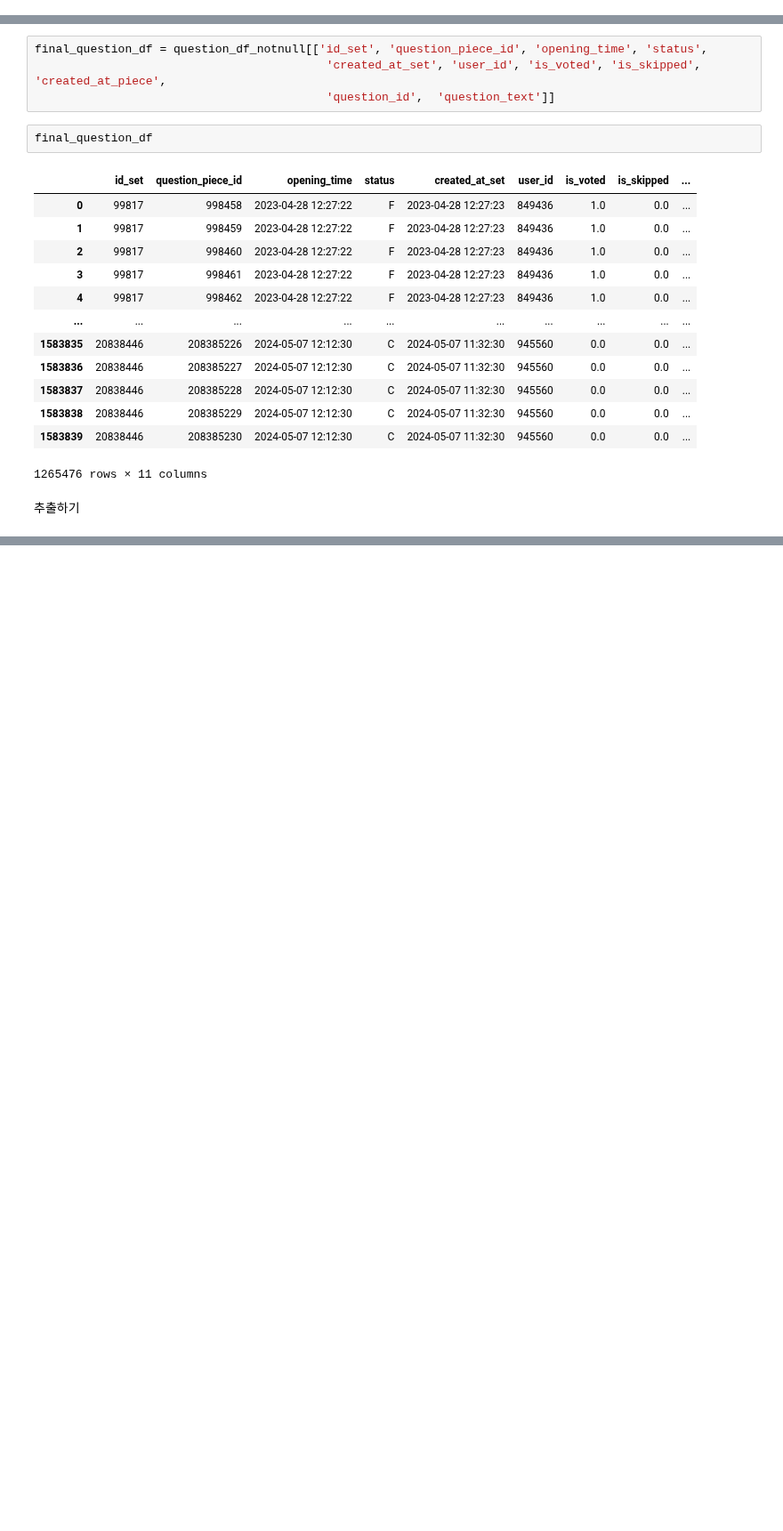
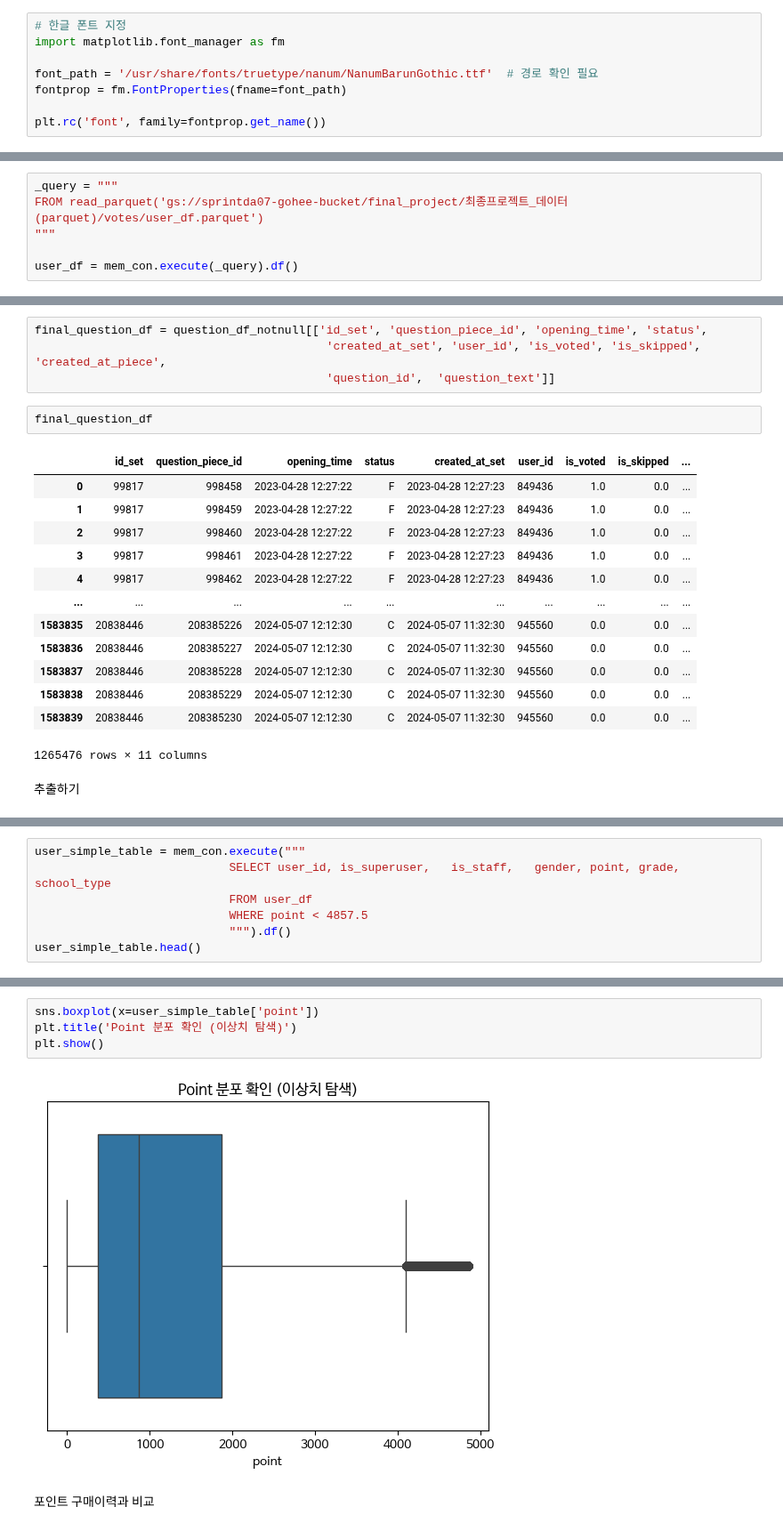
Before and after one commit to goheejieuri/final_project_team3, a Jupyter notebook: sohee.ipynb, the cells around one changed output, grey strips where cells are left out. Shown at 89% size. Drawn from its saved outputs; the diff is of its cells as text; blank space fills up the shorter version.

```diff
--- a/sohee.ipynb
+++ b/sohee.ipynb
@@ -27,3 +32,11 @@ import duckdb as dd
 import dotenv
 import os
 import pandas as pd
+# %%
+# 한글 폰트 지정
+import matplotlib.font_manager as fm
+
+font_path = '/usr/share/fonts/truetype/nanum/NanumBarunGothic.ttf'  # 경로 확인 필요
+fontprop = fm.FontProperties(fname=font_path)
+
+plt.rc('font', family=fontprop.get_name())
@@ -99,0 +147,6 @@ polls_question_df = mem_con.execute(_query).df()
+# %%
+_query = """
+FROM read_parquet('gs://sprintda07-gohee-bucket/final_project/최종프로젝트_데이터(parquet)/votes/user_df.parquet')
+"""
+
+user_df = mem_con.execute(_query).df()
@@ -357,0 +521,7 @@ mem_con.execute("""
+# %%
+user_simple_table = mem_con.execute("""
+                            SELECT user_id,	is_superuser,	is_staff,	gender,	point, grade, school_type
+                            FROM user_df
+                            WHERE point < 4857.5
+                            """).df()
+user_simple_table.head()
@@ -357,0 +559,8 @@ mem_con.execute("""
+# %%
+sns.boxplot(x=user_simple_table['point'])
+plt.title('Point 분포 확인 (이상치 탐색)')
+plt.show()
+# %% [output]
+[figure, added]
+# %% [markdown]
+포인트 구매이력과 비교
```
Also changed, not shown: parts of 78 cells of this notebook.
